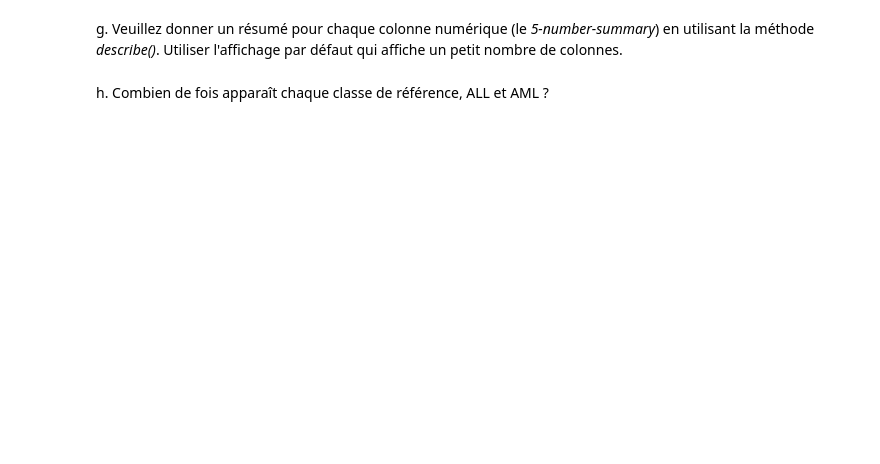
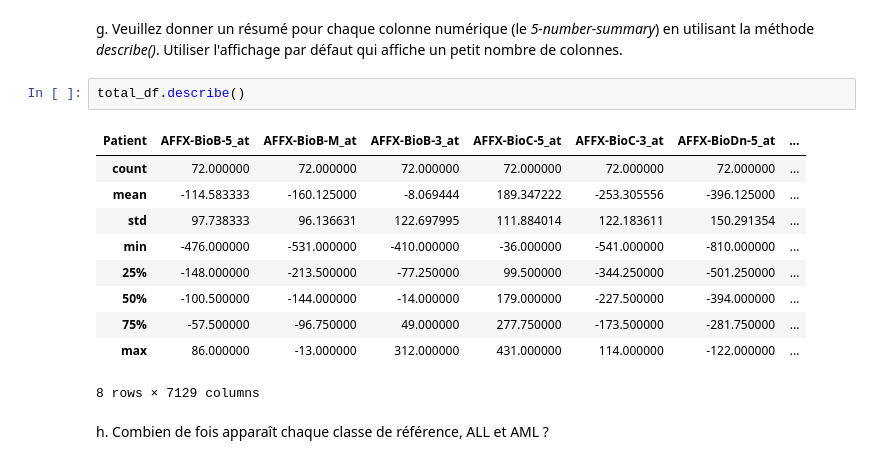
Before and after one commit to Raynobrak/heigvd-labos-apn, a Jupyter notebook: Labo2/Labo2_Groupement_comparatif_RemiLucas.ipynb, the cells around one changed output. Cells and saved outputs as stored; diff of their text form; blank space fills up the shorter version.

```diff
--- a/Labo2/Labo2_Groupement_comparatif_RemiLucas.ipynb
+++ b/Labo2/Labo2_Groupement_comparatif_RemiLucas.ipynb
@@ -118,4 +160,17 @@ f. Y a-t-il des *outliers* dans chaque colonne ?  Même s'il y en a, ne pas les
 # %% [markdown]
 g. Veuillez donner un résumé pour chaque colonne numérique (le _5-number-summary_) en utilisant la méthode _describe()_.  Utiliser l'affichage par défaut qui affiche un petit nombre de colonnes.
+# %%
+total_df.describe()
+# %% [output]
+| Patient | AFFX-BioB-5_at | AFFX-BioB-M_at | AFFX-BioB-3_at | AFFX-BioC-5_at | AFFX-BioC-3_at | AFFX-BioDn-5_at | ... |
+| count | 72.000000 | 72.000000 | 72.000000 | 72.000000 | 72.000000 | 72.000000 | ... |
+| mean | -114.583333 | -160.125000 | -8.069444 | 189.347222 | -253.305556 | -396.125000 | ... |
+| std | 97.738333 | 96.136631 | 122.697995 | 111.884014 | 122.183611 | 150.291354 | ... |
+| min | -476.000000 | -531.000000 | -410.000000 | -36.000000 | -541.000000 | -810.000000 | ... |
+| 25% | -148.000000 | -213.500000 | -77.250000 | 99.500000 | -344.250000 | -501.250000 | ... |
+| 50% | -100.500000 | -144.000000 | -14.000000 | 179.000000 | -227.500000 | -394.000000 | ... |
+| 75% | -57.500000 | -96.750000 | 49.000000 | 277.750000 | -173.500000 | -281.750000 | ... |
+| max | 86.000000 | -13.000000 | 312.000000 | 431.000000 | 114.000000 | -122.000000 | ... |
+8 rows × 7129 columns
 # %% [markdown]
 h. Combien de fois apparaît chaque classe de référence, ALL et AML ?
```
Also changed, not shown: parts of 8 cells of this notebook.
